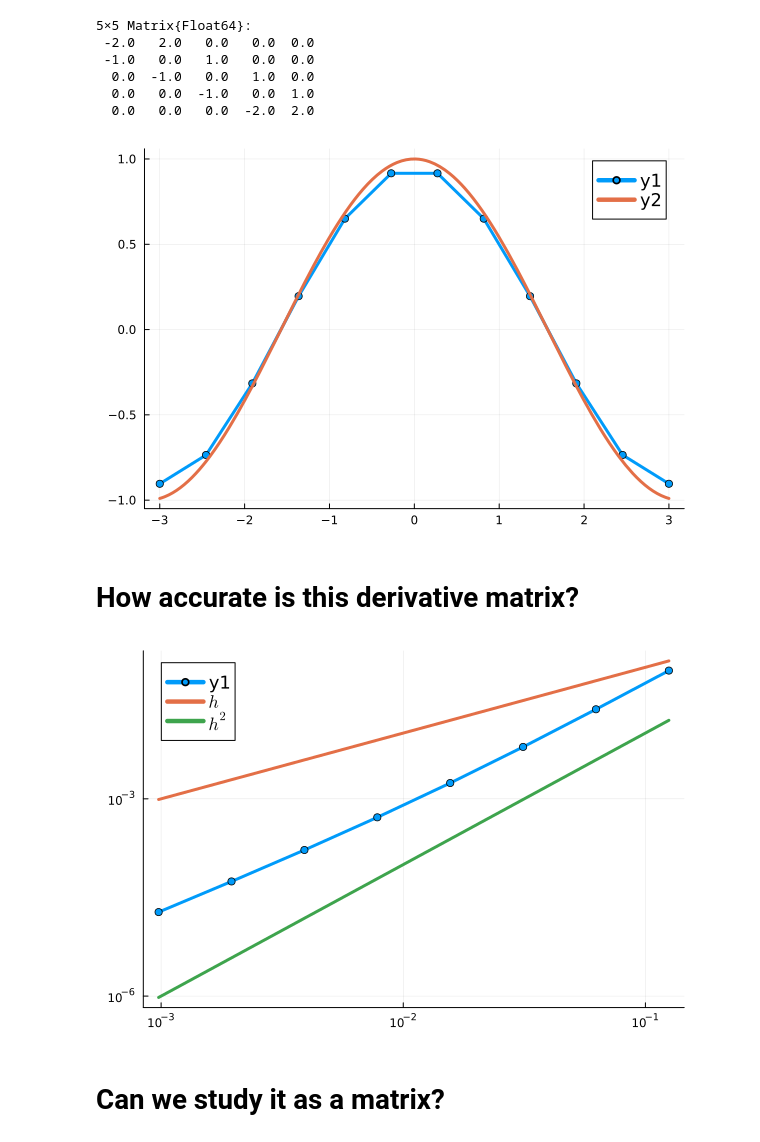
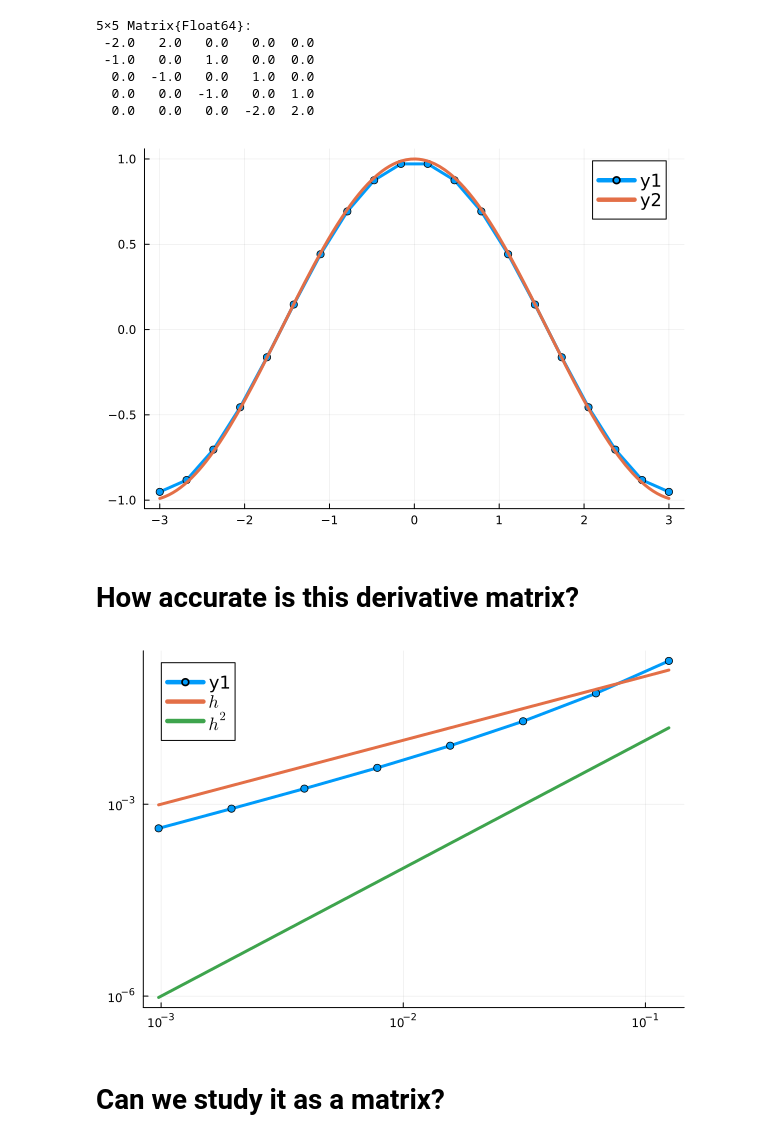
Before and after one commit to cu-numpde/spring26, a Jupyter notebook: slides/2026-01-14-fd-solutions.ipynb, the cells around one changed output. Saved outputs shown, nothing was run; the diff lists cells and outputs as text; code cells hidden in the pictures.

```diff
--- a/slides/2026-01-14-fd-solutions.ipynb
+++ b/slides/2026-01-14-fd-solutions.ipynb
@@ -137,7 +137,7 @@ function diff2b(x, u)
 end
 
 diff2list = [diff2a, diff2b]
-n = 20
+n = 11
 x = LinRange(-3, 3, n)
 u = - cos.(x);
 # %%
@@ -207,22 +207,22 @@ diff1_mat(x)
   0.0   0.0  -1.0   0.0  1.0
   0.0   0.0   0.0  -2.0  2.0
 # %%
-n = 12
+n = 20
 x = LinRange(-3, 3, n)
 plot(x, diff1_mat(x) * sin.(x), marker=:circle)
 plot!(cos)
 # %% [output]
-[figure, old version]
+[figure, new version]
 # %% [markdown]
 # How accurate is this derivative matrix?
 # %%
 fig = plot(xscale=:log10, yscale=:log10, legend=:topleft)
-error = refinement_error(sin, cos, (x, u) -> (x, diff1_mat(x) * u))
+error = refinement_error2(sin, cos, (x, u) -> (x, diff1_mat(x) * u))
 plot!(fig, hs, error, marker=:circle)
 plot!(fig, hs, hs, label="\$h\$")
 plot!(fig, hs, hs .^ 2, label="\$h^2\$")
 # %% [output]
-[figure, old version]
+[figure, new version]
 # %% [markdown]
 # Can we study it as a matrix?
 # %%
```
Also changed, not shown: parts of 8 cells of this notebook, 4 other files.
